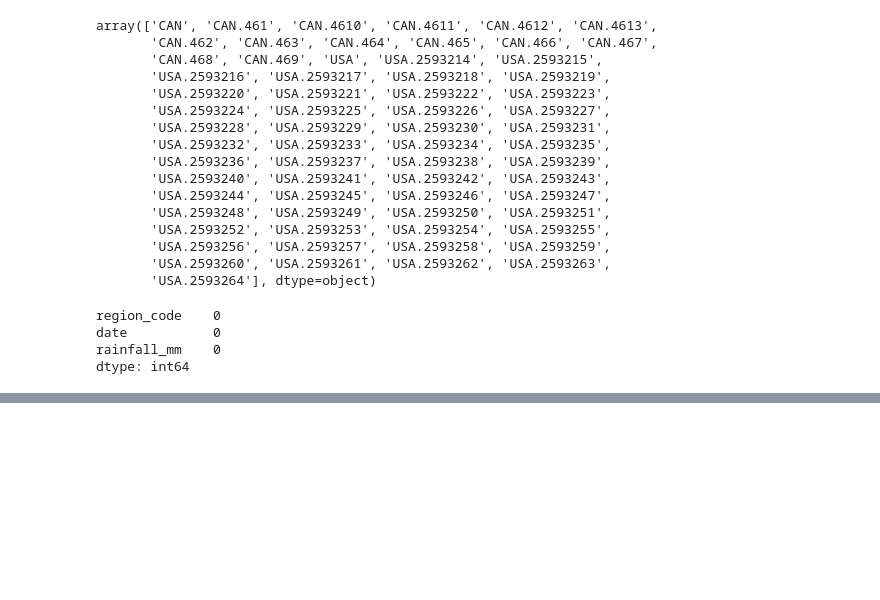
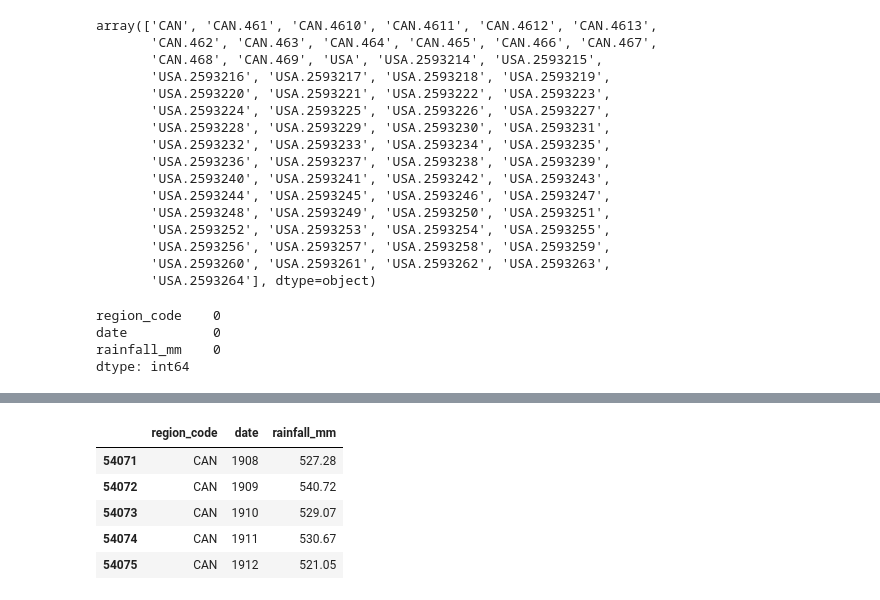
Before and after one commit to nickbartram/climate_agriculture_impact, a Jupyter notebook: CCKP_rainfall_data.ipynb, the cells around one changed output, grey strips where cells are left out. Cells and saved outputs as stored; diff of their text form; code cells hidden in the pictures; blank space fills up the shorter version.

Commit message:
CCKP file, changed date column to year integers

```diff
--- a/CCKP_rainfall_data.ipynb
+++ b/CCKP_rainfall_data.ipynb
@@ -75,7 +75,7 @@ rainfall_df['region_code'].nunique()
 # %%
 # We need to find only regions in Canada and the USA
 north_america_codes = ['CAN', 'USA']  # add more if needed
-rainfall_df_na = rainfall_df[rainfall_df['region_code'].str.startswith(tuple(north_america_codes))]
+rainfall_df_na = rainfall_df[rainfall_df['region_code'].str.startswith(tuple(north_america_codes))].copy()
 # %%
 # Look at new rainfall_df_na
 rainfall_df_na.head()
@@ -121,0 +136,3 @@ dtype: int64
+# %%
+# Cast 'date' column from object to datetime
+rainfall_df_na['date'] = pd.to_datetime(rainfall_df_na['date'])
@@ -121,0 +155,14 @@ dtype: int64
+# %%
+# Convert 'date' column to year integer
+rainfall_df_na['date'] = rainfall_df_na['date'].dt.year
+# %%
+# Filter out dates before 1908
+post_1908_rainfall_na_df = rainfall_df_na[rainfall_df_na['date'] >= 1908]
+post_1908_rainfall_na_df.head()
+# %% [output]
+|  | region_code | date | rainfall_mm |
+| 54071 | CAN | 1908 | 527.28 |
+| 54072 | CAN | 1909 | 540.72 |
+| 54073 | CAN | 1910 | 529.07 |
+| 54074 | CAN | 1911 | 530.67 |
+| 54075 | CAN | 1912 | 521.05 |
```
Also changed, not shown: parts of 3 cells of this notebook, 1 other file.
